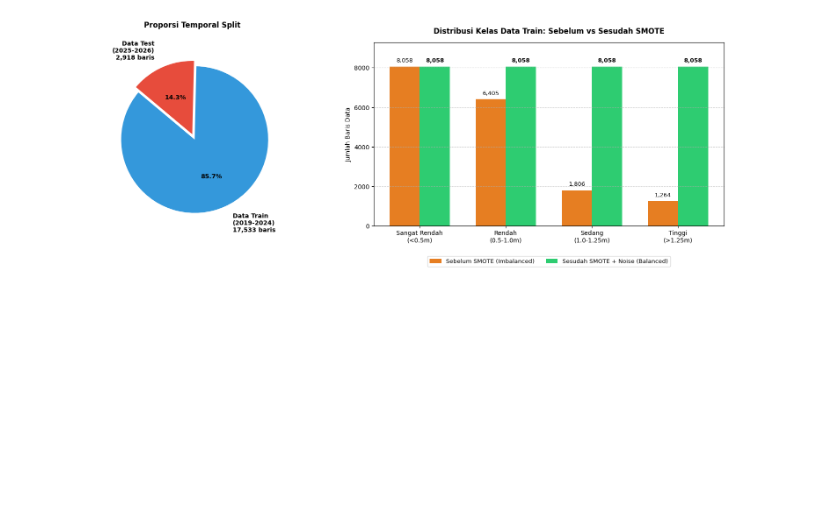
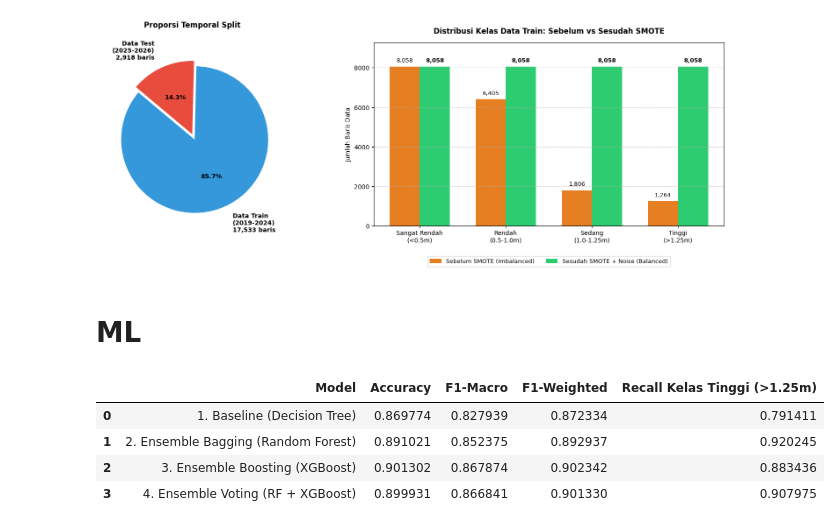
Before and after one commit to Vnooo13/Vnooo13, a Jupyter notebook: Commit_ML_02.ipynb, the cells around one changed output. Cells and saved outputs as stored; diff of their text form; code cells hidden in the pictures; blank space fills up the shorter version.

```diff
--- a/Commit_ML_02.ipynb
+++ b/Commit_ML_02.ipynb
@@ -239,3 +239,5 @@ plt.tight_layout(pad=3.0)
 plt.show()
 # %% [output]
 [figure]
+# %% [markdown]
+# ML
@@ -241,0 +306,8 @@ plt.show()
+# %%
+results_df
+# %% [output]
+|  | Model | Accuracy | F1-Macro | F1-Weighted | Recall Kelas Tinggi (>1.25m) |
+| 0 | 1. Baseline (Decision Tree) | 0.869774 | 0.827939 | 0.872334 | 0.791411 |
+| 1 | 2. Ensemble Bagging (Random Forest) | 0.891021 | 0.852375 | 0.892937 | 0.920245 |
+| 2 | 3. Ensemble Boosting (XGBoost) | 0.901302 | 0.867874 | 0.902342 | 0.883436 |
+| 3 | 4. Ensemble Voting (RF + XGBoost) | 0.899931 | 0.866841 | 0.901330 | 0.907975 |
```
Also changed, not shown: parts of 6 cells of this notebook.
